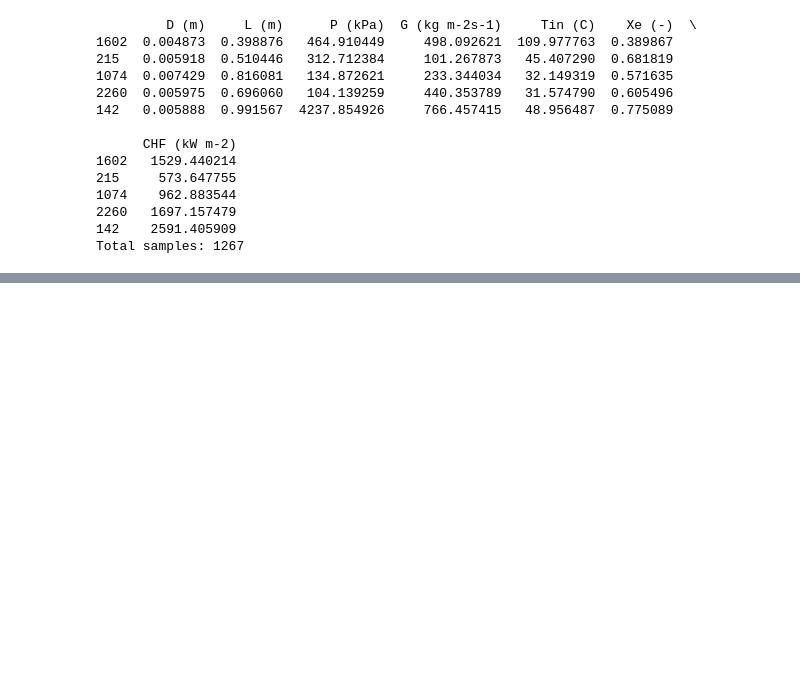
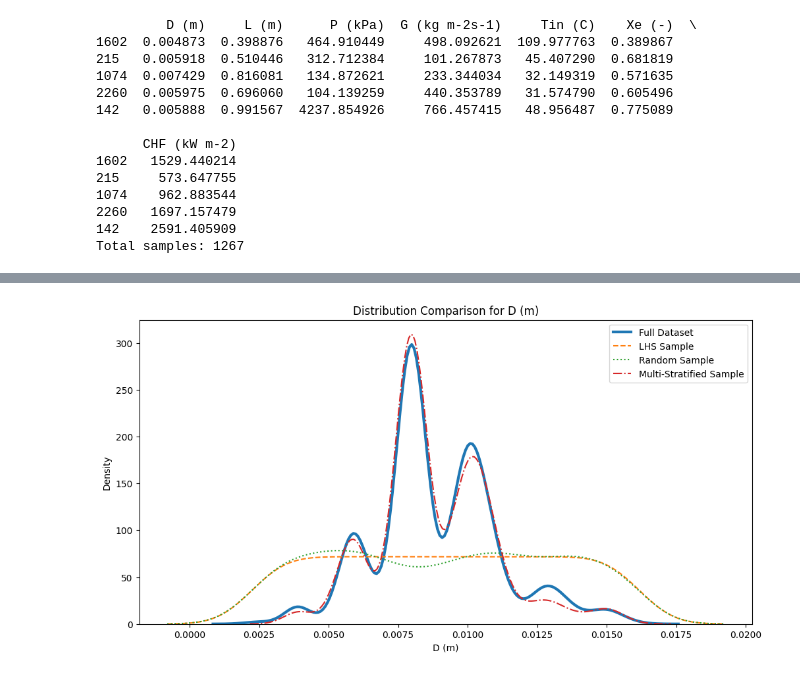
Before and after one commit to The1OGShaggy/pyMAISE_VarianceReductionBiasMitigationFinal, a Jupyter notebook: sampling_bias.ipynb, the cells around one changed output, grey strips where cells are left out. Drawn from its saved outputs; the diff is of its cells as text; code cells hidden in the pictures; blank space fills up the shorter version.

Commit message:
Added visualizations for sampling Bias

```diff
--- a/sampling_bias.ipynb
+++ b/sampling_bias.ipynb
@@ -146,3 +147,15 @@ print("Total samples:", len(sampled))
 2260   1697.157479
 142    2591.405909
 Total samples: 1267
+# %%
+df = pd.read_csv("https://raw.githubusercontent.com/The1OGShaggy/pyMAISE_VarianceReductionBiasMitigationFinal/refs/heads/main/chf_combined.csv")
+df_lhs = pd.read_csv("https://raw.githubusercontent.com/The1OGShaggy/pyMAISE_VarianceReductionBiasMitigationFinal/refs/heads/main/lhs_samples.csv")
+df_random_samples = pd.read_csv("https://raw.githubusercontent.com/The1OGShaggy/pyMAISE_VarianceReductionBiasMitigationFinal/refs/heads/main/random_samples.csv")
+df_multi_stratified = pd.read_csv("https://raw.githubusercontent.com/The1OGShaggy/pyMAISE_VarianceReductionBiasMitigationFinal/refs/heads/main/multi_stratified_samples.csv")
+
+#check that all datasets loaded properly
+print("Combined dataset shape:", df.shape)
+print("LHS samples shape:", df_lhs.shape)
+print("Multi-stratified samples shape:", df_multi_stratified.shape)
+print("Random samples shape:", df_random_samples.shape)
+print("All datasets loaded successfully!")
@@ -148,0 +168,77 @@ Total samples: 1267
+# %%
+numeric_cols = df.select_dtypes(include=[np.number]).columns.tolist()
+
+print("Numeric columns used for bias comparison:")
+print(numeric_cols)
+
+#Summary Comparison
+def compare_summary_stats(full_df, sample_df, sample_name):
+    comparison = pd.DataFrame({
+        "Full Mean": full_df[numeric_cols].mean(),
+        f"{sample_name} Mean": sample_df[numeric_cols].mean(),
+        "Mean Bias %": ((sample_df[numeric_cols].mean() - full_df[numeric_cols].mean()) / full_df[numeric_cols].mean()) * 100,
+
+        "Full Std": full_df[numeric_cols].std(),
+        f"{sample_name} Std": sample_df[numeric_cols].std(),
+        "Std Bias %": ((sample_df[numeric_cols].std() - full_df[numeric_cols].std()) / full_df[numeric_cols].std()) * 100
+    })
+    return comparison
+
+lhs_stats = compare_summary_stats(df, df_lhs, "LHS")
+random_stats = compare_summary_stats(df, df_random_samples, "Random")
+strat_stats = compare_summary_stats(df, df_multi_stratified, "Stratified")
+
+print("\nLHS Bias Summary:")
+print(lhs_stats)
+
+print("\nRandom Bias Summary:")
+print(random_stats)
+
+print("\nStratified Bias Summary:")
+print(strat_stats)
+
+# distribution Graphs
+for col in numeric_cols:
+    plt.figure(figsize=(12,6))
+
+    sns.kdeplot(df[col], label="Full Dataset", linewidth=3)
+    sns.kdeplot(df_lhs[col], label="LHS Sample", linestyle="--")
+    sns.kdeplot(df_random_samples[col], label="Random Sample", linestyle=":")
+    sns.kdeplot(df_multi_stratified[col], label="Multi-Stratified Sample", linestyle="-.")
+
+    plt.title(f"Distribution Comparison for {col}")
+    plt.xlabel(col)
+    plt.ylabel("Density")
+    plt.legend()
+    plt.show()
+
+#mean Bias
+bias_df = pd.DataFrame({
+    "LHS": lhs_stats["Mean Bias %"],
+    "Random": random_stats["Mean Bias %"],
+    "Stratified": strat_stats["Mean Bias %"]
+})
+
+bias_df.plot(kind="bar", figsize=(14,7))
+plt.axhline(0, color='black', linewidth=1)
+plt.title("Mean Bias Percentage by Sampling Method")
+plt.ylabel("Bias (%)")
+plt.xlabel("Features")
+plt.legend(title="Sampling Method")
+plt.show()
+
+#variance Bias
+var_bias_df = pd.DataFrame({
+    "LHS": lhs_stats["Std Bias %"],
+    "Random": random_stats["Std Bias %"],
+    "Stratified": strat_stats["Std Bias %"]
+})
+
+var_bias_df.plot(kind="bar", figsize=(14,7))
+plt.axhline(0, color='black', linewidth=1)
+plt.title("Variance (Std Dev) Bias Percentage by Sampling Method")
+plt.ylabel("Bias (%)")
+plt.xlabel("Features")
+plt.legend(title="Sampling Method")
+plt.show()
+# %% [output]
@@ -148,0 +262 @@ Total samples: 1267
+[figure, added]
```
Also changed, not shown: parts of 3 cells of this notebook.
